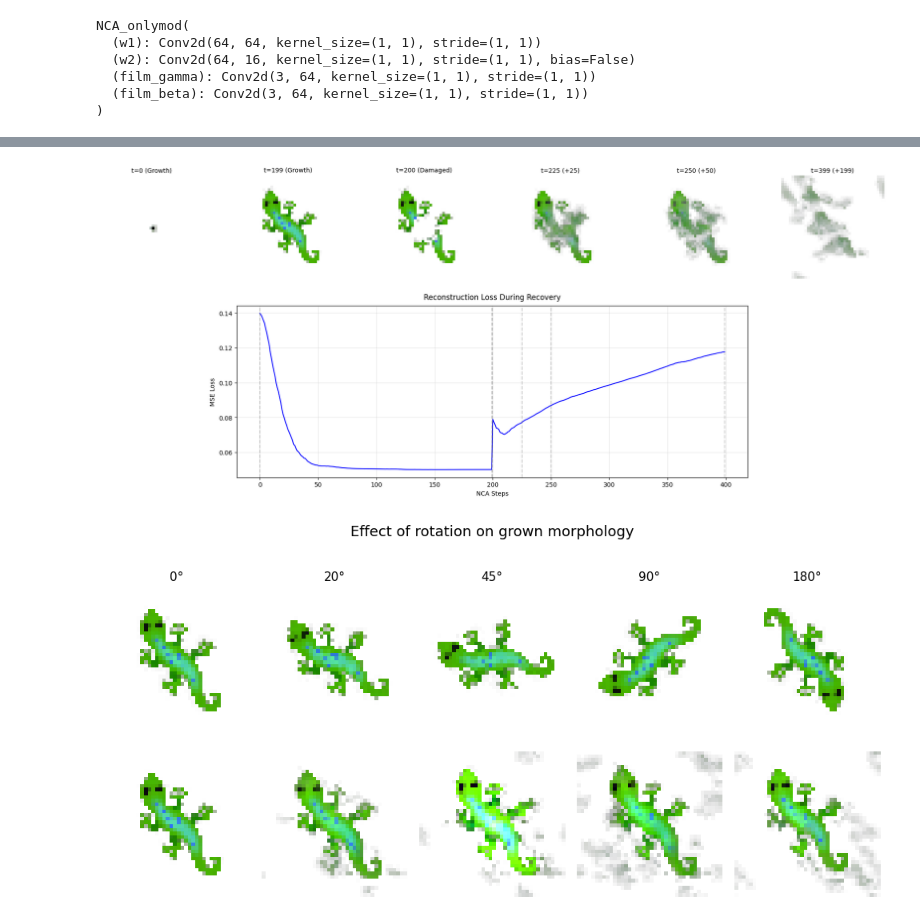
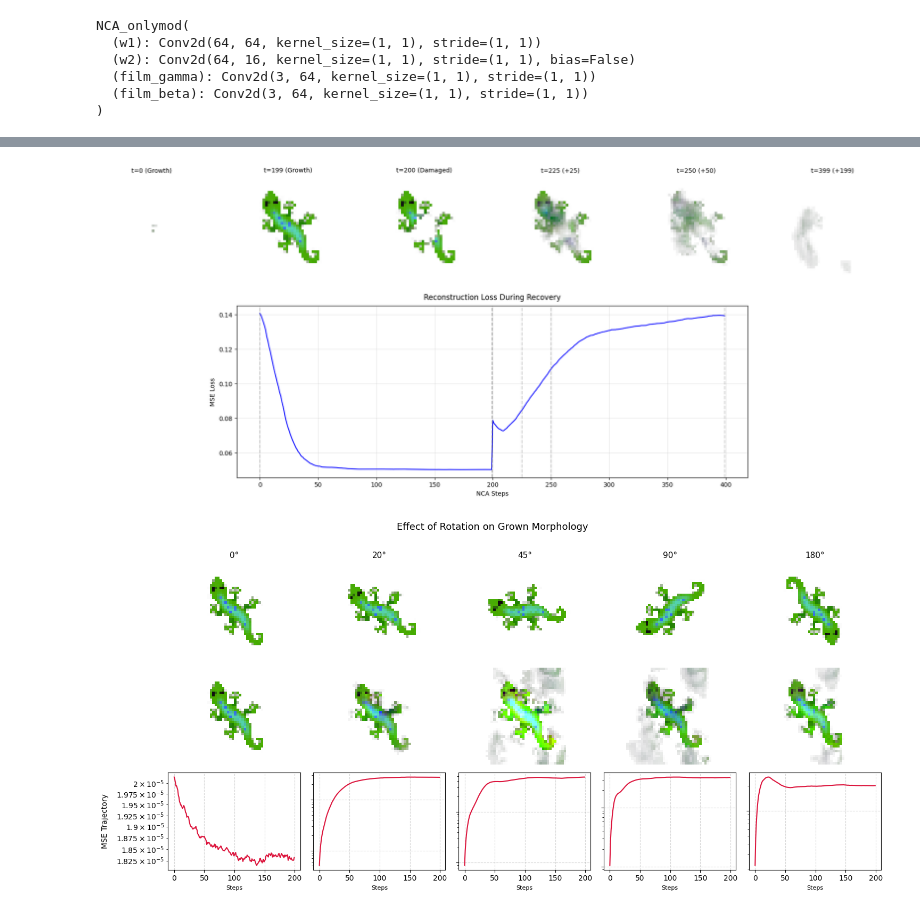
Before and after one commit to lshofsl/Thesis, a Jupyter notebook: NCA_mod.ipynb, the cells around one changed output, grey strips where cells are left out. Drawn from its saved outputs; the diff is of its cells as text; code cells hidden in the pictures.

```diff
--- a/NCA_mod.ipynb
+++ b/NCA_mod.ipynb
@@ -187,14 +187,6 @@ for i in range(TRAINING_ITERS + 1):
 
     loss_log.append(loss.log().item())
 
-    with torch.no_grad():
-        for p in nca.parameters():
-            p.grad /= (p.grad.norm() + 1e-8)
-        optim.step()
-        x = x.detach()
-        optim.zero_grad()
-
-    loss_log.append(loss.log().item())
     with torch.no_grad():
       x_np = x.detach().cpu().numpy()
 
@@ -276,7 +268,7 @@ for i in range(TRAINING_ITERS + 1):
         grid0_hidden = hidden[0]
         grid0_alive = (visible[0, 3] > 0.1).cpu().numpy()
 
-        h_grid_flat = grid0_hidden.permute(1, 2, 0).reshape(-1, n_hid).cpu().numpy()
+        h_grid_flat = grid0_hidden.permute(1, 2, 0).reshape(-1, n_hid).detach().cpu().numpy()
         proj = pca.transform(h_grid_flat)
         PC1_map = proj[:, 0].reshape(H, W)
         PC2_map = proj[:, 1].reshape(H, W)
@@ -607,62 +598,82 @@ def visualize_regeneration(
 # %%
 visualize_regeneration(nca, seed, base, "center_circle")
 # %% [output]
-[figure, old version]
+[figure, new version]
 # %%
 import torchvision.transforms.v2.functional as TF
 
 
 def visualize_rotation_effect(nca, x_grown, base, angles=[0, 20, 45, 90, 180],
-                               rollout_steps=200, device='cuda:0'):
+                              rollout_steps=200, k_step=4):
     """
-    For each rotation angle:
-    1. Rotate the fully grown morphology
-    2. Run NCA forward for rollout_steps
-    3. Show: rotated state, state after rollout, reconstruction loss curve
+    Evaluates NCA rotation robustness by rotating full state tensors
+    and tracking self-repair / stability recovery over rollout_steps.
     """
     n_angles = len(angles)
-    fig, axes = plt.subplots(2, n_angles, figsize=(2 * n_angles, 5))
-    fig.suptitle("Effect of rotation on grown morphology", fontsize=13, y=1.01)
+    fig, axes = plt.subplots(3, n_angles, figsize=(3 * n_angles, 7))
+    fig.suptitle("Effect of Rotation on Grown Morphology", fontsize=13, y=1.01)
 
-    row_labels = ['rotated input', f'after {rollout_steps} steps']
+    row_labels = ['Rotated Input', f'After {rollout_steps} Steps', 'MSE Trajectory']
     for row, label in enumerate(row_labels):
         axes[row, 0].set_ylabel(label, fontsize=10, rotation=90, labelpad=10)
 
     for col, angle in enumerate(angles):
         axes[0, col].set_title(f'{angle}°', fontsize=11)
 
-        # 1. Rotate full state tensor
+        # 1. Rotate full state tensor and reference target base
         x_rot = TF.rotate(x_grown.clone(), angle=angle)
+        base_rot = TF.rotate(base.clone(), angle=angle)
 
-        # 2. Show rotated RGBA immediately
+        rgba_rotated = TF.rotate(
+            x_grown[:, :4],
+            angle=angle,
+            interpolation=TF.InterpolationMode.NEAREST
+        )
+
+        x_rot[:, :4] = rgba_rotated
+
+        # Rotated live mask for evaluation
+        live_mask_rot = (base_rot[:, 3:4] > 0.1).to(x_grown.dtype)
+
+        # 2. Render initial rotated RGBA
         img_rot = x_rot[0, :4].permute(1, 2, 0).detach().cpu().clamp(0, 1).numpy()
         axes[0, col].imshow(img_rot)
         axes[0, col].axis('off')
 
-        # 3. Run rollout from rotated state
+        # 3. Perform forward rollout tracking loss vs rotated base
         losses = []
         x_cur = x_rot.clone()
+
         with torch.no_grad():
             for t in range(rollout_steps):
-                # Baseline NCA: only returns x (no phase/amplitude)
-                x_cur = nca(x_cur)
-                live_mask = (base[:, 3:4] > 0.1).float()
-                loss = ((base - x_cur[:, :4])*live_mask).pow(2).mean().item()
+                # Universal module invocation (handles both NCA & NCA_RAMod)
+                out = nca(x_cur, step=t, k=k_step) if 'step' in nca.forward.__code__.co_varnames else nca(x_cur)
+                x_cur = out[0] if isinstance(out, tuple) else out
+
+                # Compute MSE against the ROTATED reference target
+                diff = (base_rot[:, :4] - x_cur[:, :4]) * live_mask_rot
+                loss = diff.pow(2).mean().item()
                 losses.append(loss)
 
-        # 4. Show final state
-        img_final = x_cur[0, :4].permute(1, 2, 0).cpu().clamp(0, 1).numpy()
+        # 4. Render final restored state
+        img_final = x_cur[0, :4].permute(1, 2, 0).detach().cpu().clamp(0, 1).numpy()
         axes[1, col].imshow(img_final)
         axes[1, col].axis('off')
 
+        # 5. Plot loss curve over time
+        axes[2, col].plot(losses, color='crimson', linewidth=1.5)
+        axes[2, col].set_yscale('log')
+        axes[2, col].grid(True, linestyle='--', alpha=0.5)
+        axes[2, col].set_xlabel('Steps', fontsize=8)
+        if col > 0:
+            axes[2, col].set_yticklabels([])
 
     plt.tight_layout()
     plt.show()
 
-# Usage — x should be your fully grown state (1, CHANNELS, H, W)
-visualize_rotation_effect(nca, x, base, angles=[0, 20, 45, 90, 180])
+rot = visualize_rotation_effect(nca, x, base)
 # %% [output]
-[figure, old version]
+[figure, new version]
 # %%
 del nca
 torch.cuda.empty_cache()
```
Also changed, not shown: parts of 7 cells of this notebook.
